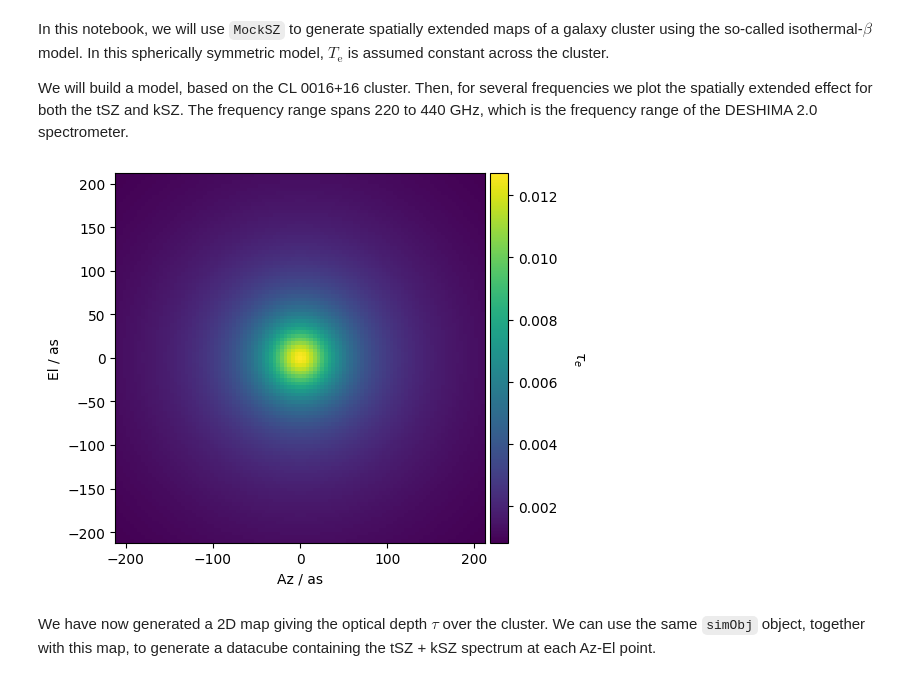
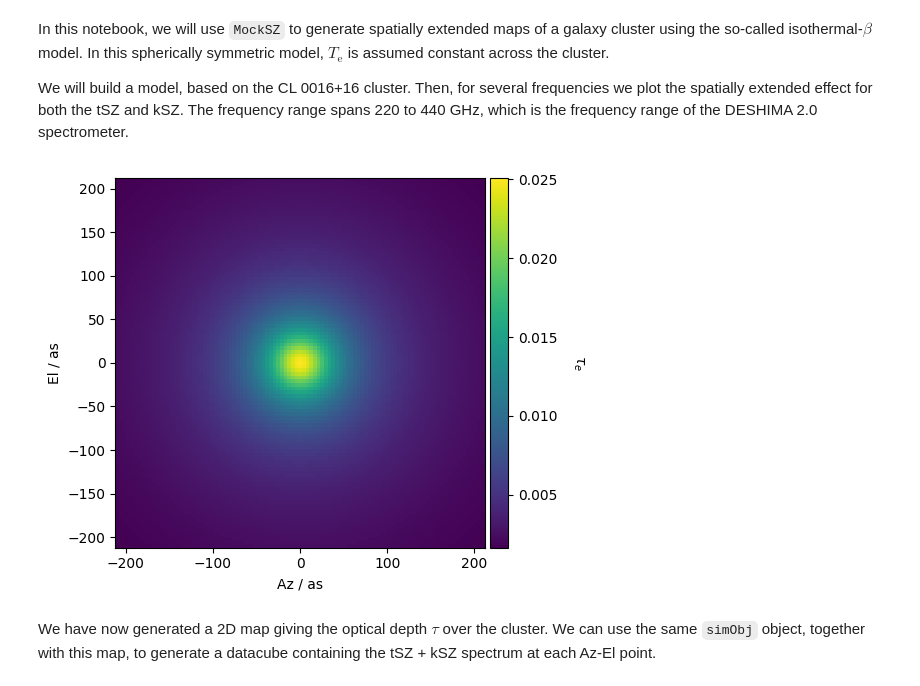
Before and after one commit to arendMoerman/MockSZ, a Jupyter notebook: etc/demos/IsoBetaMaps.ipynb, the cells around one changed output. Saved outputs shown, nothing was run; the diff lists cells and outputs as text; code cells hidden in the pictures.

````diff
--- a/etc/demos/IsoBetaMaps.ipynb
+++ b/etc/demos/IsoBetaMaps.ipynb
@@ -21,7 +21,7 @@ Te = 15.3
 ne0 = 1e-2
 thetac = 30
 ibeta = 0.73
-Da = 760
+Da = 1500
 v_pec = 700e3
 
 numin = 220
@@ -31,34 +31,34 @@ n_nu = 1000
 nu = np.linspace(numin, numax, num=n_nu) * 1e9
 
 Az0 = -210
 Az1 = 210
 nAz = 101
 Az = np.linspace(Az0, Az1, nAz)
 
 El0 = -210
 El1 = 210
 nEl = 101
 El = np.linspace(El0, El1, nEl)
 
 isob = simObjIso.getIsoBeta(Az, El, ibeta, ne0, thetac, Da, grid=True)
 gEl, gAz = np.meshgrid(Az, El)
 
 fig, ax = pt.subplots(1,1)
 divider = make_axes_locatable(ax)
 cax = divider.append_axes('right', size='5%', pad=0.05)
 
 tau_e = ax.pcolormesh(gAz, gEl, isob)
 
 tau_ec = fig.colorbar(tau_e, cax=cax, orientation="vertical")
 
 tau_ec.set_label(r"$\tau_e$", rotation=270, labelpad=20)
 
 ax.set_aspect(1)
 ax.set_xlabel(f"Az / as")
 ax.set_ylabel(f"El / as")
 pt.show()
 # %% [output]
-[figure, old version]
+[figure, new version]
 # %% [markdown]
 We have now generated a 2D map giving the optical depth $\tau$ over the cluster. We can use the same ```simObj``` object, together with this map, to generate a datacube containing the tSZ + kSZ spectrum at each Az-El point.
 # %%
````
Also changed, not shown: parts of 1 cell of this notebook, 8 other files.
